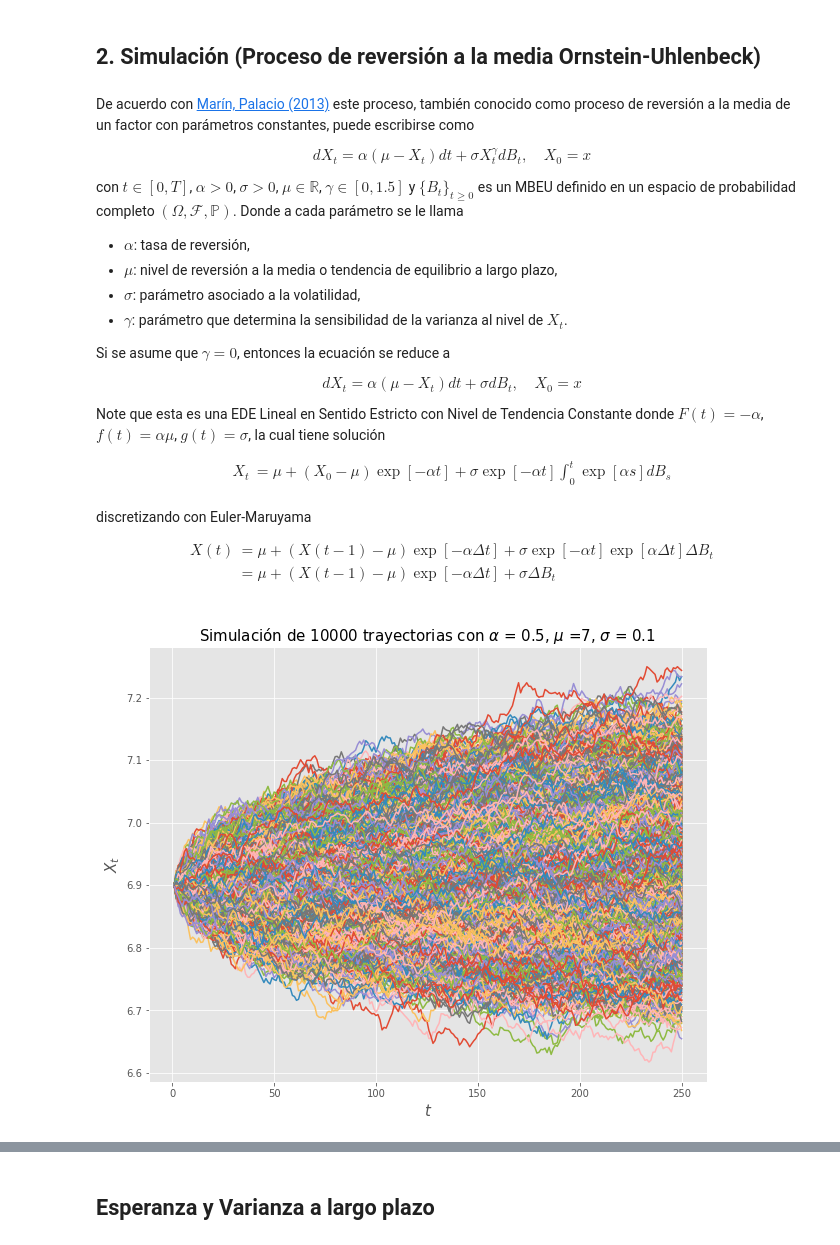
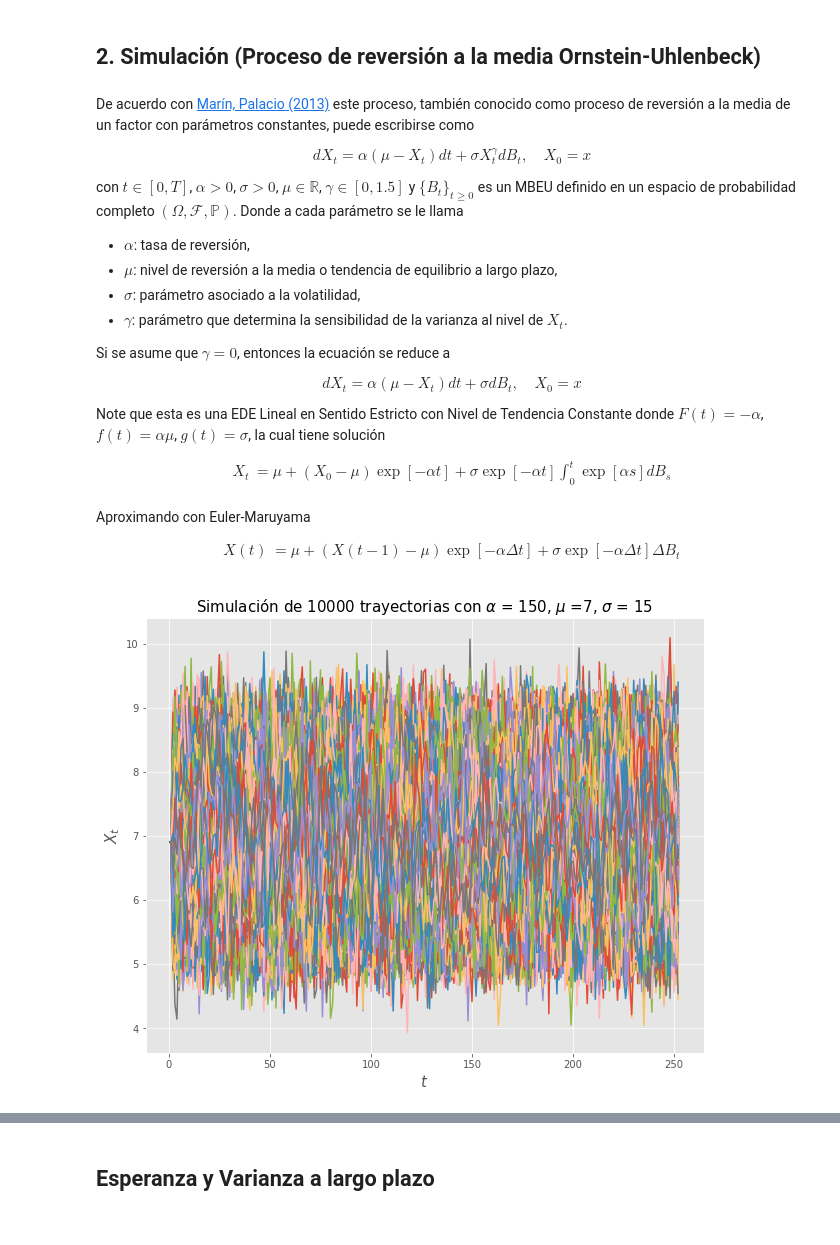
Before and after one commit to scardenol/proc_est2, a Jupyter notebook: P2.ipynb, the cells around one changed output, grey strips where cells are left out. Cells and saved outputs as stored; diff of their text form; code cells hidden in the pictures.

```diff
--- a/P2.ipynb
+++ b/P2.ipynb
@@ -73,42 +73,41 @@ Note que esta es una EDE Lineal en Sentido Estricto con Nivel de Tendencia Const
   X_t &= \mu + (X_0 - \mu)\exp[-\alpha t] + \sigma \exp[-\alpha t] \int_0^t \exp[\alpha s] dB_s\\
 \end{align*}
 
-discretizando con Euler-Maruyama
+Aproximando con Euler-Maruyama
 
 \begin{align*}
-  X(t) &= \mu + (X(t-1) - \mu)\exp[-\alpha \Delta t] + \sigma \exp[-\alpha t] \exp[\alpha \Delta t] \Delta B_t\\
-  &= \mu + (X(t-1) - \mu)\exp[-\alpha \Delta t] + \sigma \Delta B_t\\
+  X(t) &= \mu + (X(t-1) - \mu)\exp[-\alpha \Delta t] + \sigma \exp[-\alpha \Delta t] \Delta B_t
 \end{align*}
 # %%
 # EDE Lineal en Sentido Estricto con Nivel de Tendencia Constante
 # Proceso de reversión a la media de Ornstein-Uhlenbeck
 
 l = 10000 # número de simulaciones
 p = 252 # número de observaciones
 
 X = np.zeros((l,p))
 dt = 1/p # Delta de t de la solución discreta
 T = np.linspace(dt, 1, p) # Intervalo equiespaciado en [0,1]
-alpha = 0.5
+alpha = 150
 mu = 7
-sigma = 0.1
+sigma = 15
 X0 = mu-0.1 # Valor inicial
 
 plt.figure(figsize=(10,8))
 for sim in range(l): # Ciclo de simulaciones
   X[sim,0] = X0
   for t in range(1, p): # Ciclo de observaciones
     dBt = np.sqrt(dt)*np.random.normal(0,1) # Delta de Bt de la sol. discreta
     # Solución numérica
-    X[sim, t] = mu + (X[sim, t-1] - mu)*np.exp(-alpha*dt) + sigma*dBt
+    X[sim, t] = mu + (X[sim, t-1] - mu)*np.exp(-alpha*dt) + sigma*np.exp(-alpha*dt)*dBt
   plt.plot(p*T, X[sim]);
 
 title = 'Simulación de ' + str(l) + r' trayectorias con $\alpha$ = ' + str(alpha) + ', $\mu$ =' + str(mu) + ', $\sigma$ = ' + str(sigma)
 plt.title(title, fontsize = 15);
 plt.xlabel('$t$', fontsize = 15);
 plt.ylabel('$X_t$', fontsize = 15);
 # %% [output]
-[figure, old version]
+[figure, new version]
 # %%
 # Análisis longitudinal
 X_max = np.amax(X, axis=0) # Trayectoria máxima
```
Also changed, not shown: parts of 22 cells of this notebook.
